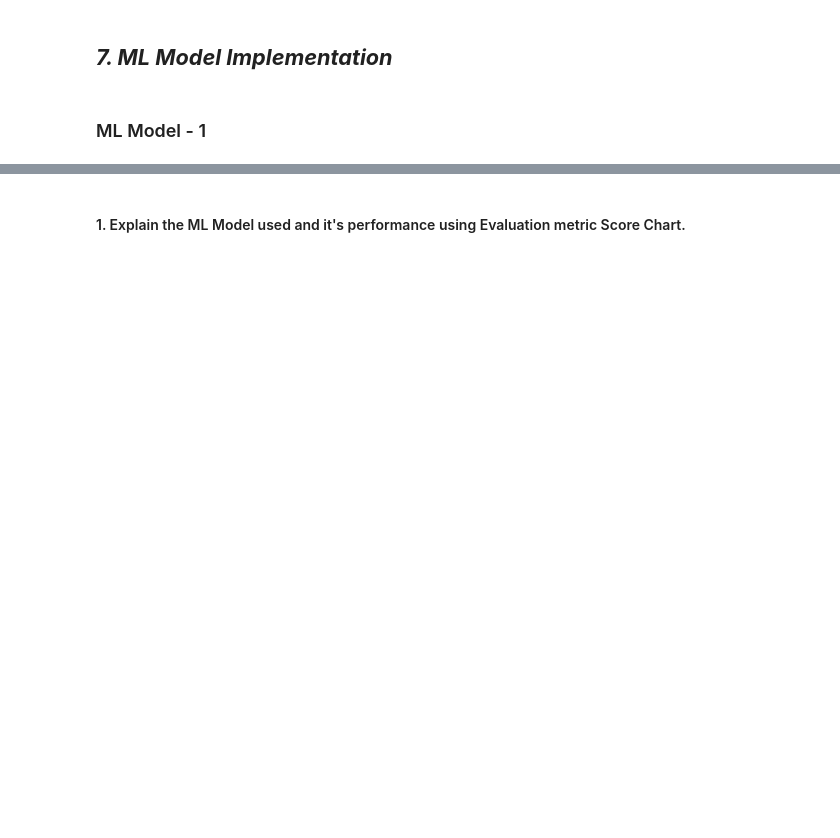
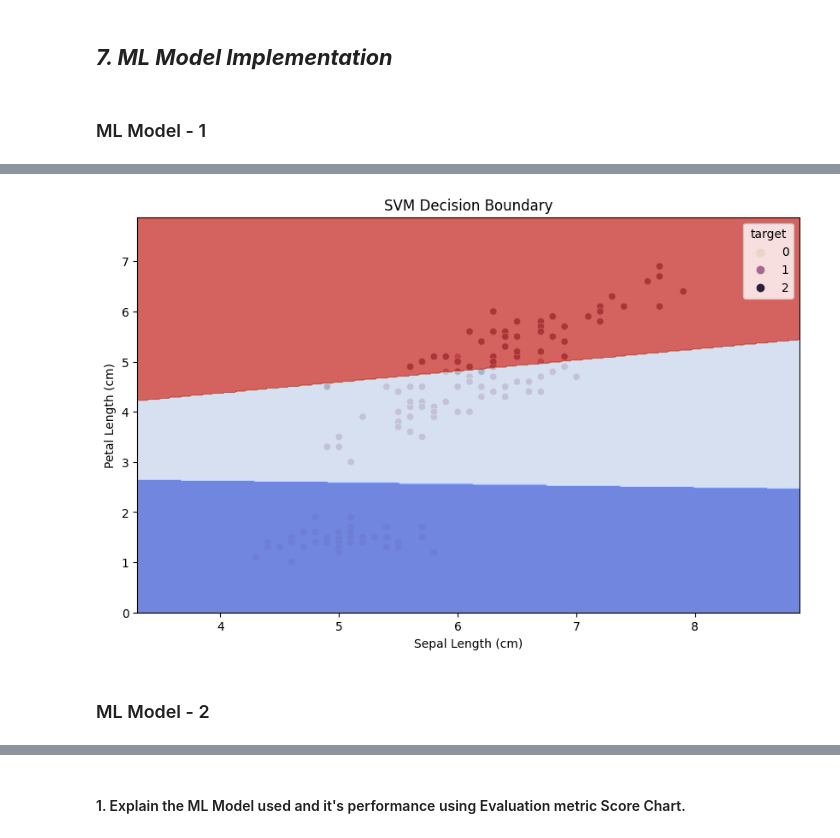
Before and after one commit to v1git12/Iris-Flower-Classification, a Jupyter notebook: Iris_Flower_Classification_.ipynb, the cells around one changed output, grey strips where cells are left out. Drawn from its saved outputs; the diff is of its cells as text; code cells hidden in the pictures; blank space fills up the shorter version.

```diff
--- a/Iris_Flower_Classification_.ipynb
+++ b/Iris_Flower_Classification_.ipynb
@@ -719,0 +674,25 @@ Answer Here.
+# %%
+# ML Model - 1 Implementation
+
+# Split the data into training and testing sets
+X = df[['sepal length (cm)', 'petal length (cm)']]
+y = df['target']
+X_train, X_test, y_train, y_test = train_test_split(X, y, test_size=0.3, random_state=42)
+
+# Initialize the SVM classifier
+svm_classifier = SVC(kernel='linear', C=1)
+
+# Train the classifier on the training data
+svm_classifier.fit(X_train, y_train)
+
+# Make predictions on the test data
+y_pred = svm_classifier.predict(X_test)
+
+# Evaluate the model
+accuracy = accuracy_score(y_test, y_pred)
+confusion = confusion_matrix(y_test, y_pred)
+
+# Print the results
+print("Accuracy:", accuracy)
+print("\nConfusion Matrix:\n", confusion)
+print("\nClassification Report:\n", classification_report(y_test, y_pred))
@@ -719,0 +721,24 @@ Answer Here.
+# %%
+
+# Define the grid for plotting the decision boundary
+h = 0.02  # Step size in the mesh
+x_min, x_max = X.iloc[:, 0].min() - 1, X.iloc[:, 0].max() + 1
+y_min, y_max = X.iloc[:, 1].min() - 1, X.iloc[:, 1].max() + 1
+xx, yy = np.meshgrid(np.arange(x_min, x_max, h), np.arange(y_min, y_max, h))
+
+# Make predictions on the grid
+Z = svm_classifier.predict(np.c_[xx.ravel(), yy.ravel()])
+Z = Z.reshape(xx.shape)
+
+# Plot decision boundary
+plt.figure(figsize=(10, 6))
+sns.scatterplot(x='sepal length (cm)', y='petal length (cm)', hue='target', data=df)
+plt.contourf(xx, yy, Z, cmap=plt.cm.coolwarm, alpha=0.8)
+plt.title("SVM Decision Boundary")
+plt.xlabel('Sepal Length (cm)')
+plt.ylabel('Petal Length (cm)')
+plt.show()
+# %% [output]
+[figure, added]
+# %% [markdown]
+### ML Model - 2
```
Also changed, not shown: parts of 107 cells of this notebook.
